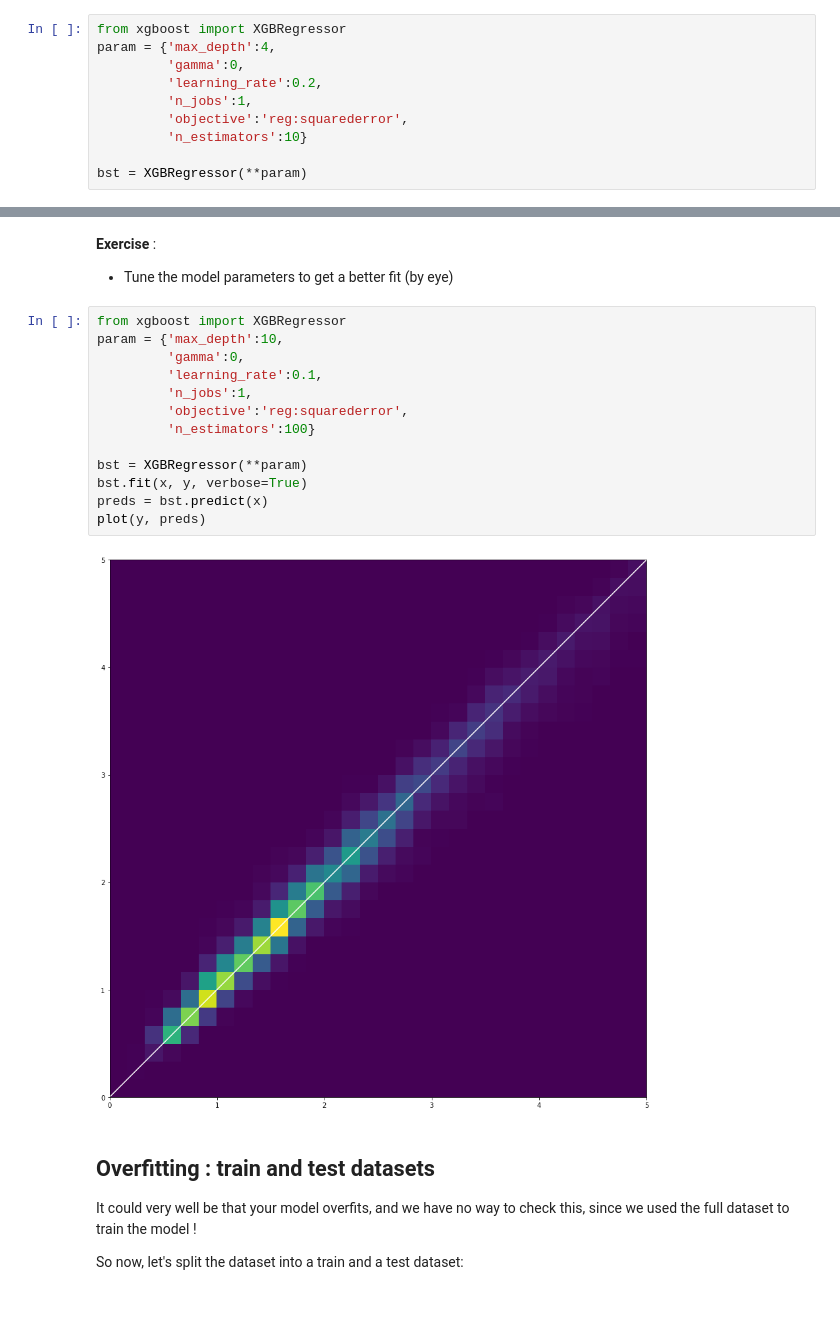
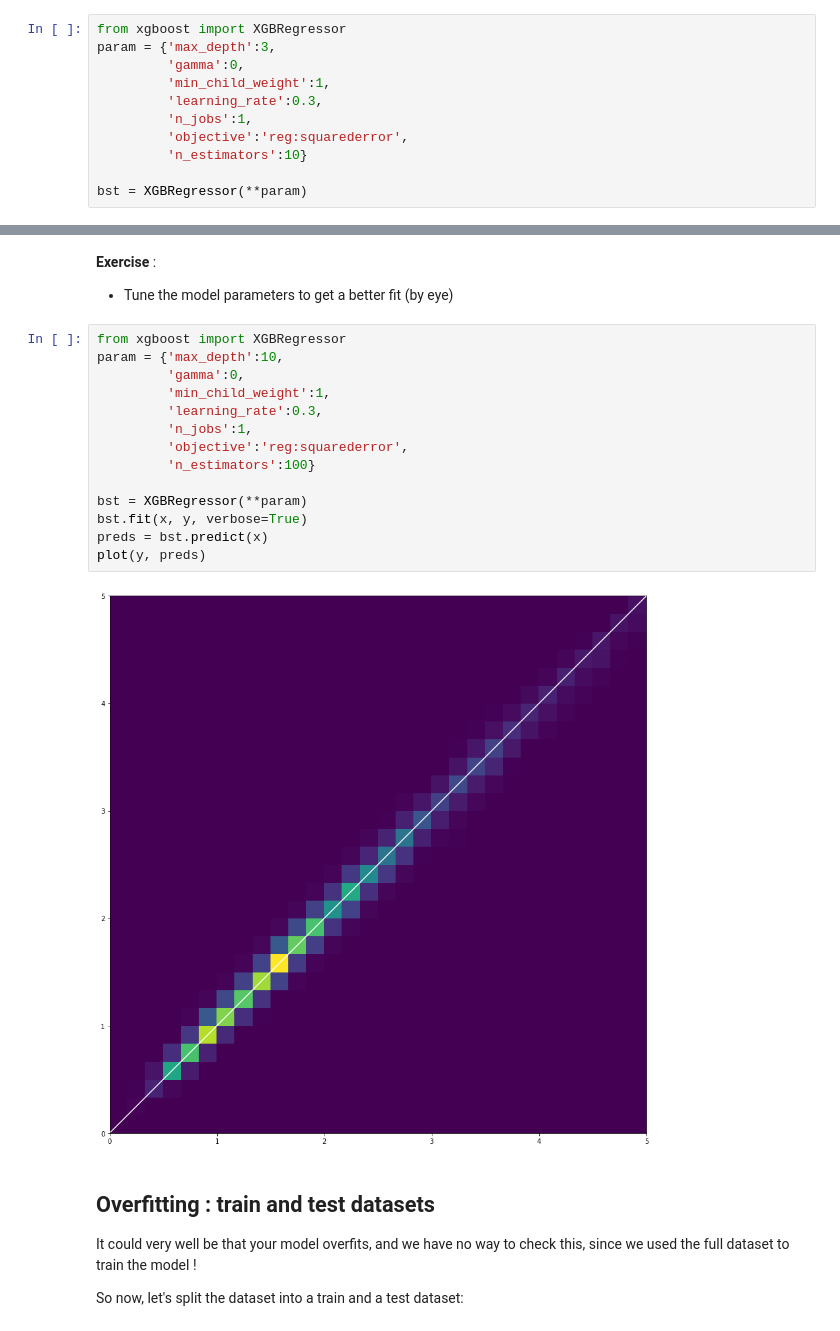
Before and after one commit to cbernet/introduction_machine_learning, a Jupyter notebook: notebooks/supervised_learning/xgboost_housing.ipynb, the cells around one changed output, grey strips where cells are left out. Cells and saved outputs as stored; diff of their text form.

```diff
--- a/notebooks/supervised_learning/xgboost_housing.ipynb
+++ b/notebooks/supervised_learning/xgboost_housing.ipynb
@@ -146,9 +146,10 @@ print(y.shape)
 Then, we create our XGBoost model. For this, we use the scikit-learn interface to XGBoost regression, the `XGBoostRegressor`:
 # %%
 from xgboost import XGBRegressor
-param = {'max_depth':4,
+param = {'max_depth':3,
          'gamma':0,
-         'learning_rate':0.2,
+         'min_child_weight':1,
+         'learning_rate':0.3,
          'n_jobs':1,
          'objective':'reg:squarederror',
          'n_estimators':10}
@@ -215,18 +216,19 @@ xgb.plot_tree(bst, ax=ax, num_trees=1)
 # %%
 from xgboost import XGBRegressor
 param = {'max_depth':10,
          'gamma':0,
-         'learning_rate':0.1,
+         'min_child_weight':1,
+         'learning_rate':0.3,
          'n_jobs':1,
          'objective':'reg:squarederror',
          'n_estimators':100}
 
 bst = XGBRegressor(**param)
 bst.fit(x, y, verbose=True)
 preds = bst.predict(x)
 plot(y, preds)
 # %% [output]
-[figure, old version]
+[figure, new version]
 # %% [markdown]
 ## Overfitting : train and test datasets
 
```
Also changed, not shown: parts of 8 cells of this notebook.
